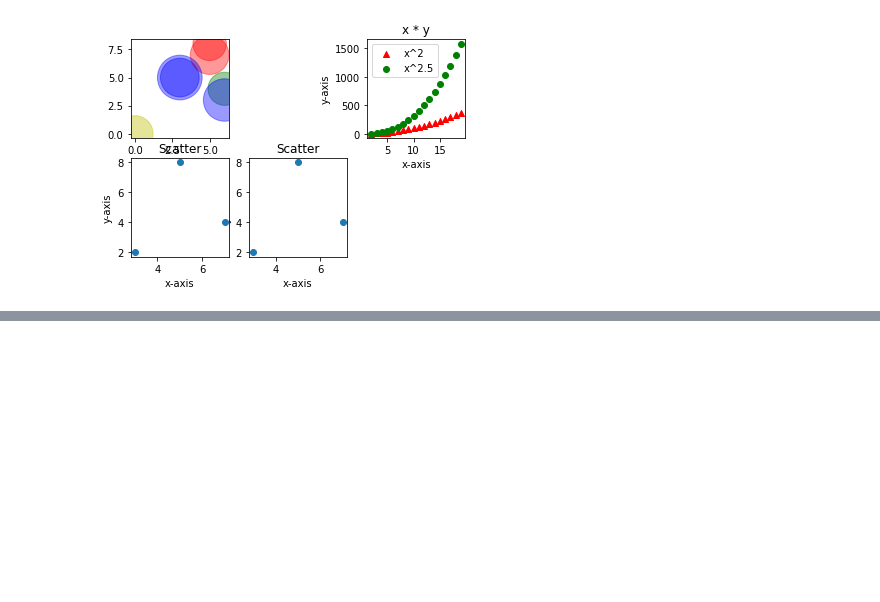
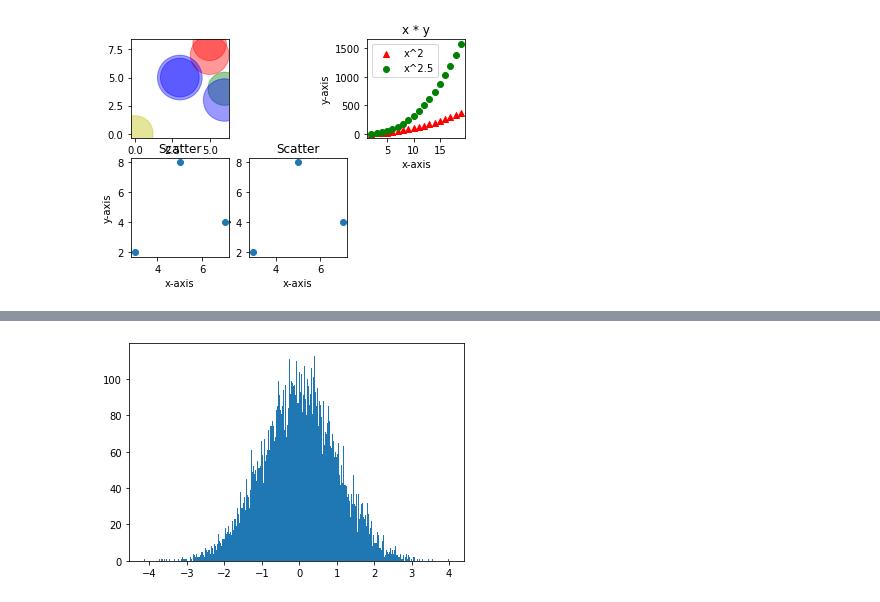
Before and after one commit to Pratyushyuvi1234/Datascience, a Jupyter notebook: plotting.ipynb, the cells around one changed output, grey strips where cells are left out. Saved outputs shown, nothing was run; the diff lists cells and outputs as text; code cells hidden in the pictures; blank space fills up the shorter version.

```diff
--- a/plotting.ipynb
+++ b/plotting.ipynb
@@ -138,0 +161,5 @@ plt.show()
+# %%
+plt.hist(x,bins=1000)
+plt.show()
+# %% [output]
+[figure, added]
```
Also changed, not shown: parts of 30 cells of this notebook.
